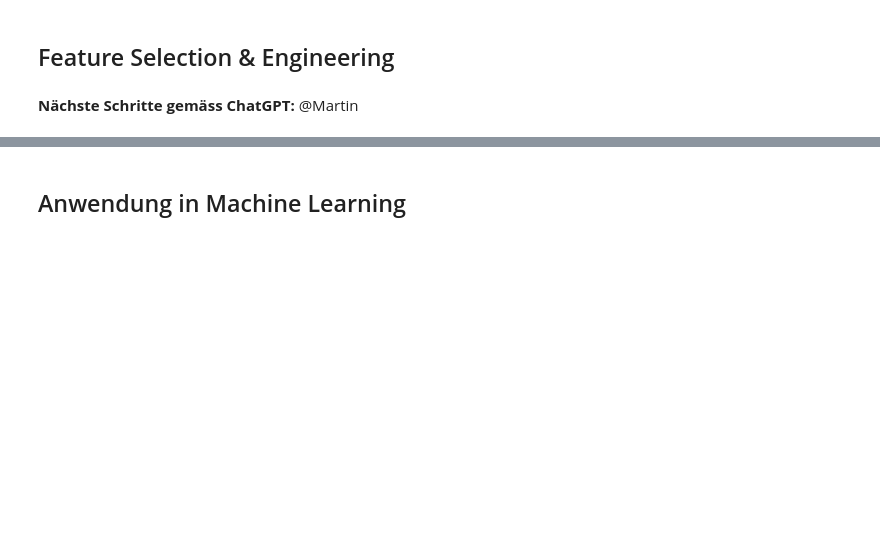
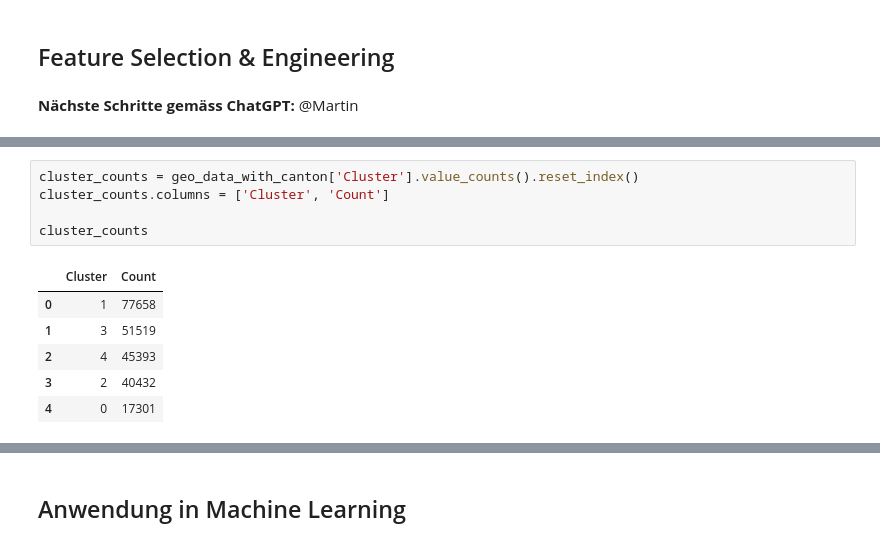
Before and after one commit to dominiqueulrixh/Verkehrsunfaellanalyse, a Jupyter notebook: Verkehrsunfallanalyse.ipynb, the cells around one changed output, grey strips where cells are left out. Saved outputs shown, nothing was run; the diff lists cells and outputs as text; blank space fills up the shorter version.

```diff
--- a/Verkehrsunfallanalyse.ipynb
+++ b/Verkehrsunfallanalyse.ipynb
@@ -1119,0 +1289,12 @@ plt.show()
+# %%
+cluster_counts = geo_data_with_canton['Cluster'].value_counts().reset_index()
+cluster_counts.columns = ['Cluster', 'Count']
+
+cluster_counts
+# %% [output]
+|  | Cluster | Count |
+| 0 | 1 | 77658 |
+| 1 | 3 | 51519 |
+| 2 | 4 | 45393 |
+| 3 | 2 | 40432 |
+| 4 | 0 | 17301 |
```
Also changed, not shown: parts of 24 cells of this notebook, 1 other file.
